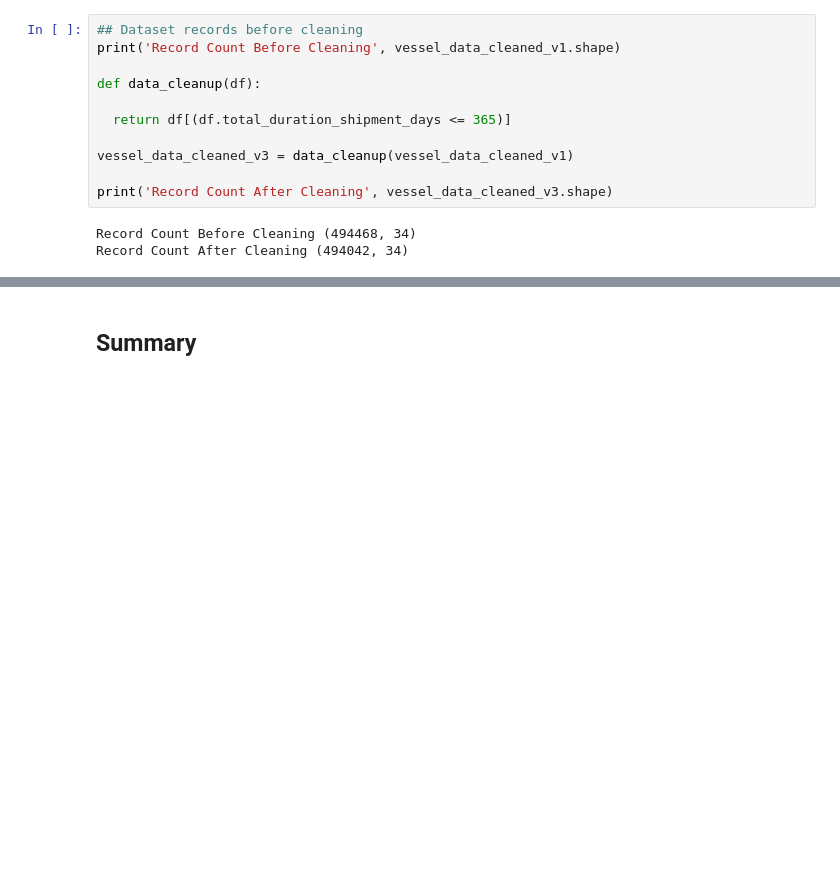
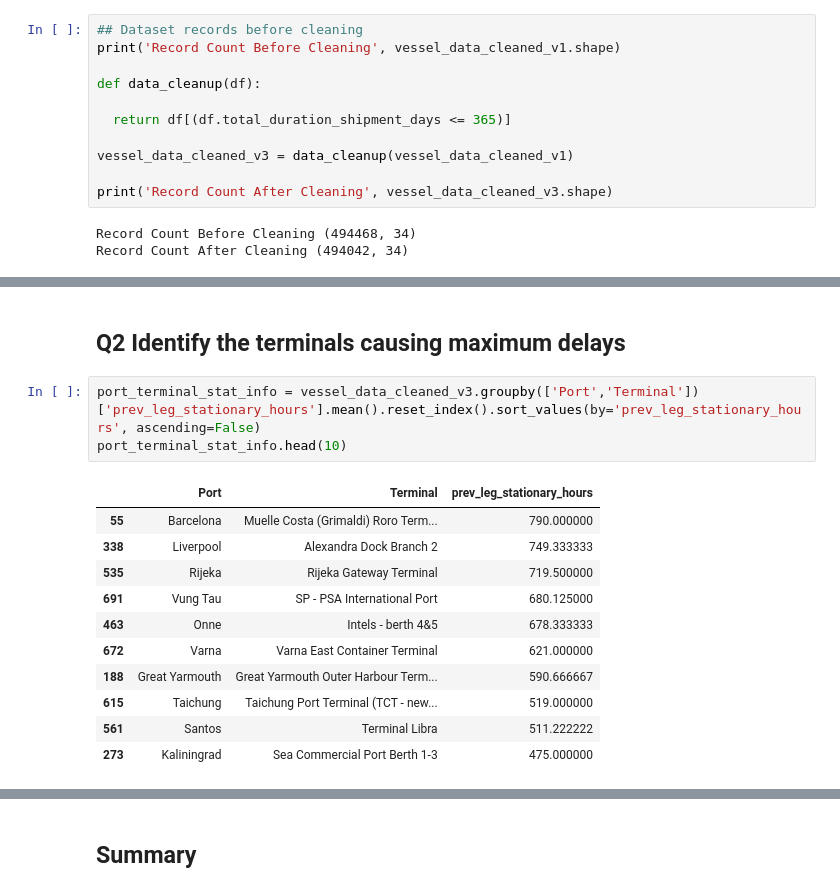
Before and after one commit to hargurjeet/Maersk, a Jupyter notebook: Solution_Notebook.ipynb, the cells around one changed output, grey strips where cells are left out. Drawn from its saved outputs; the diff is of its cells as text; blank space fills up the shorter version.

```diff
--- a/Solution_Notebook.ipynb
+++ b/Solution_Notebook.ipynb
@@ -414,0 +454,17 @@ Record Count After Cleaning (494042, 34)
+# %% [markdown]
+## Q2 Identify the terminals causing maximum delays
+# %%
+port_terminal_stat_info = vessel_data_cleaned_v3.groupby(['Port','Terminal'])['prev_leg_stationary_hours'].mean().reset_index().sort_values(by='prev_leg_stationary_hours', ascending=False)
+port_terminal_stat_info.head(10)
+# %% [output]
+|  | Port | Terminal | prev_leg_stationary_hours |
+| 55 | Barcelona | Muelle Costa (Grimaldi) Roro Term... | 790.000000 |
+| 338 | Liverpool | Alexandra Dock Branch 2 | 749.333333 |
+| 535 | Rijeka | Rijeka Gateway Terminal | 719.500000 |
+| 691 | Vung Tau | SP - PSA International Port | 680.125000 |
+| 463 | Onne | Intels - berth 4&5 | 678.333333 |
+| 672 | Varna | Varna East Container Terminal | 621.000000 |
+| 188 | Great Yarmouth | Great Yarmouth Outer Harbour Term... | 590.666667 |
+| 615 | Taichung | Taichung Port Terminal (TCT - new... | 519.000000 |
+| 561 | Santos | Terminal Libra | 511.222222 |
+| 273 | Kaliningrad | Sea Commercial Port Berth 1-3 | 475.000000 |
```
Also changed, not shown: parts of 12 cells of this notebook.
